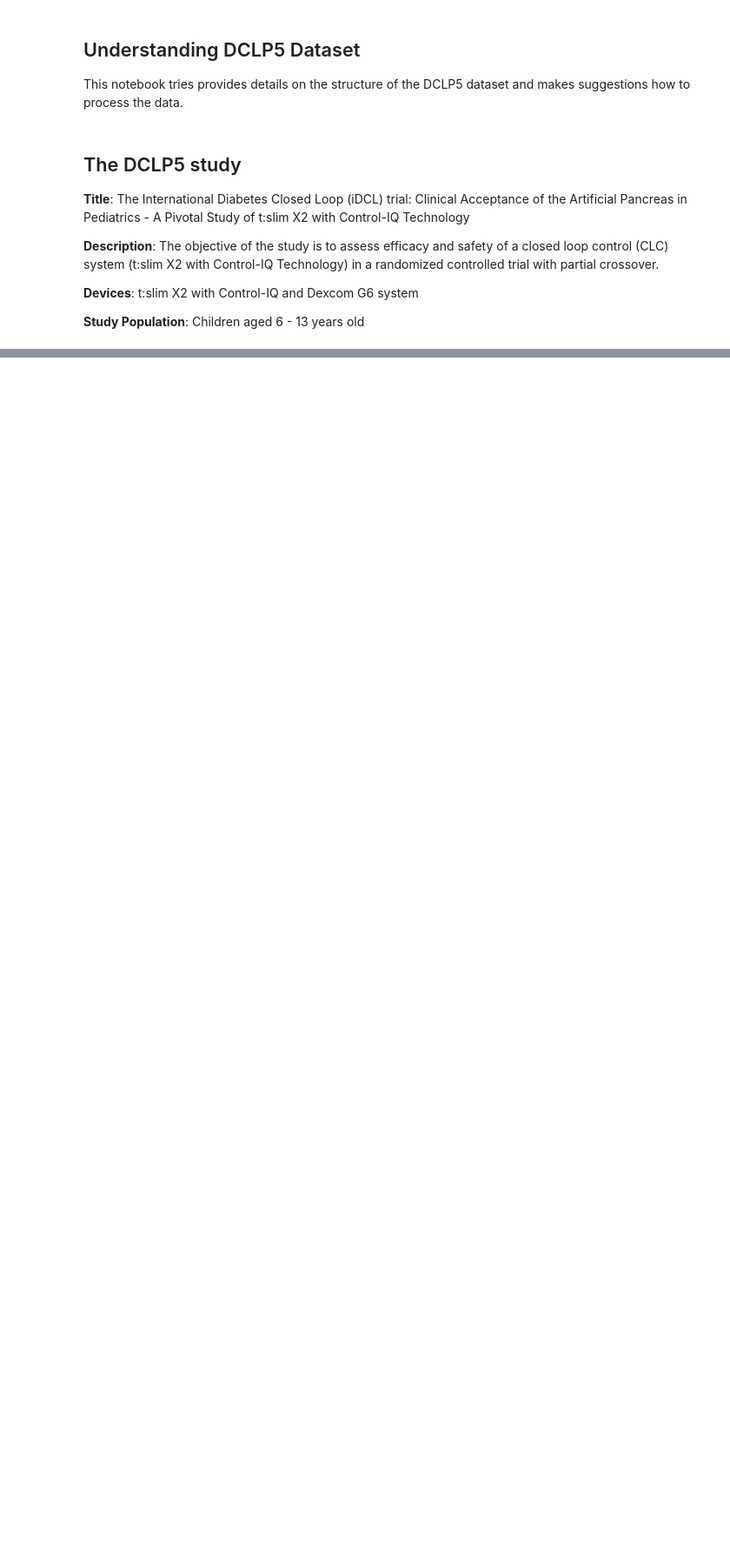
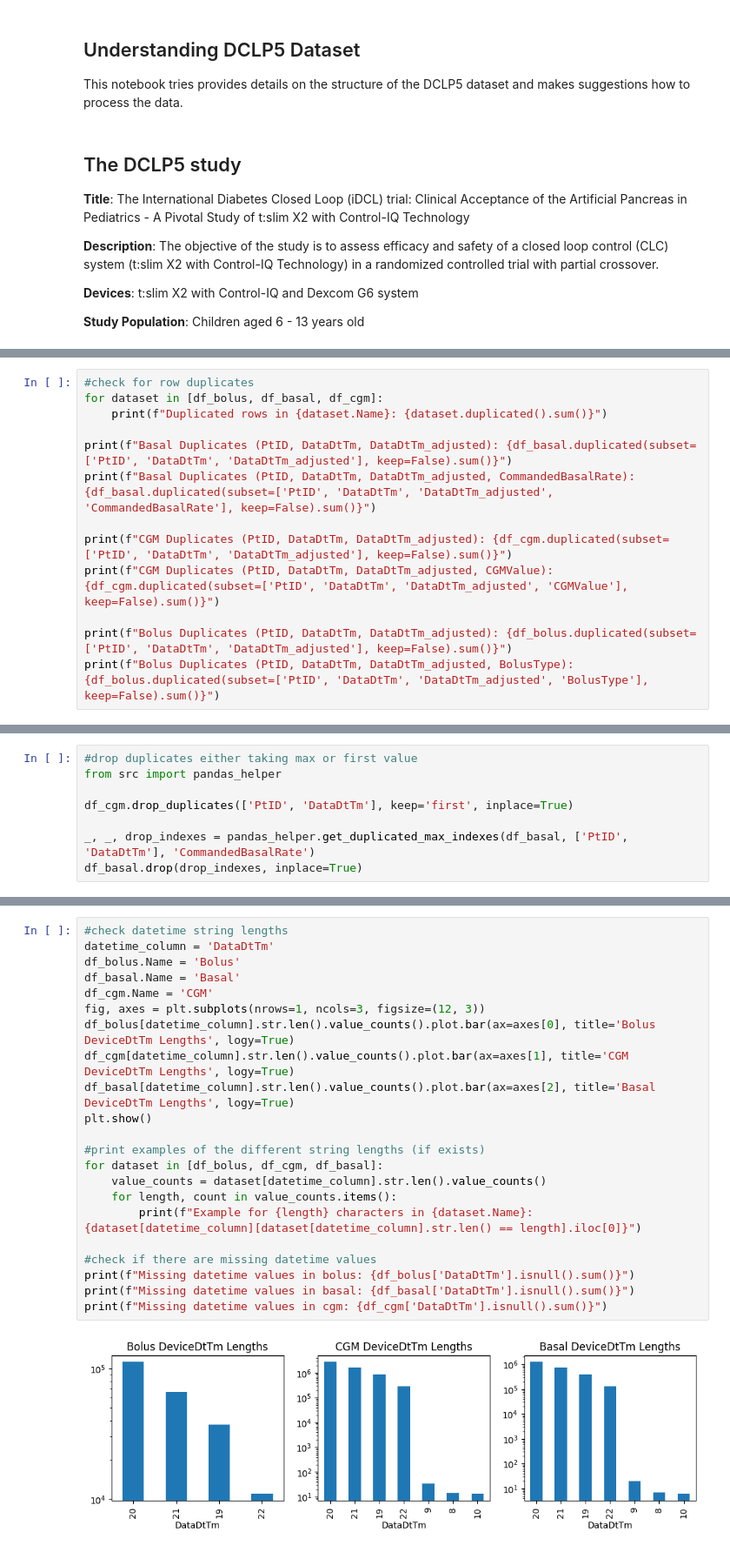
Before and after one commit to nudgebg/egvinsulin, a Jupyter notebook: notebooks/understand-dclp5-dataset.ipynb, the cells around one changed output, grey strips where cells are left out. Shown at 87% size. Saved outputs shown, nothing was run; the diff lists cells and outputs as text; blank space fills up the shorter version.

```diff
--- a/notebooks/understand-dclp5-dataset.ipynb
+++ b/notebooks/understand-dclp5-dataset.ipynb
@@ -226,0 +125,13 @@ Name: BolusAmount, dtype: float64
+# %%
+#check for row duplicates
+for dataset in [df_bolus, df_basal, df_cgm]:
+    print(f"Duplicated rows in {dataset.Name}: {dataset.duplicated().sum()}")
+
+print(f"Basal Duplicates (PtID, DataDtTm, DataDtTm_adjusted): {df_basal.duplicated(subset=['PtID', 'DataDtTm', 'DataDtTm_adjusted'], keep=False).sum()}")
+print(f"Basal Duplicates (PtID, DataDtTm, DataDtTm_adjusted, CommandedBasalRate): {df_basal.duplicated(subset=['PtID', 'DataDtTm', 'DataDtTm_adjusted', 'CommandedBasalRate'], keep=False).sum()}")
+
+print(f"CGM Duplicates (PtID, DataDtTm, DataDtTm_adjusted): {df_cgm.duplicated(subset=['PtID', 'DataDtTm', 'DataDtTm_adjusted'], keep=False).sum()}")
+print(f"CGM Duplicates (PtID, DataDtTm, DataDtTm_adjusted, CGMValue): {df_cgm.duplicated(subset=['PtID', 'DataDtTm', 'DataDtTm_adjusted', 'CGMValue'], keep=False).sum()}")
+
+print(f"Bolus Duplicates (PtID, DataDtTm, DataDtTm_adjusted): {df_bolus.duplicated(subset=['PtID', 'DataDtTm', 'DataDtTm_adjusted'], keep=False).sum()}")
+print(f"Bolus Duplicates (PtID, DataDtTm, DataDtTm_adjusted, BolusType): {df_bolus.duplicated(subset=['PtID', 'DataDtTm', 'DataDtTm_adjusted', 'BolusType'], keep=False).sum()}")
@@ -226,0 +162,8 @@ Name: BolusAmount, dtype: float64
+# %%
+#drop duplicates either taking max or first value
+from src import pandas_helper
+
+df_cgm.drop_duplicates(['PtID', 'DataDtTm'], keep='first', inplace=True)
+
+_, _, drop_indexes = pandas_helper.get_duplicated_max_indexes(df_basal, ['PtID', 'DataDtTm'], 'CommandedBasalRate')
+df_basal.drop(drop_indexes, inplace=True)
@@ -226,0 +193,24 @@ Name: BolusAmount, dtype: float64
+# %%
+#check datetime string lengths
+datetime_column = 'DataDtTm'
+df_bolus.Name = 'Bolus'
+df_basal.Name = 'Basal'
+df_cgm.Name = 'CGM'
+fig, axes = plt.subplots(nrows=1, ncols=3, figsize=(12, 3))
+df_bolus[datetime_column].str.len().value_counts().plot.bar(ax=axes[0], title='Bolus DeviceDtTm Lengths', logy=True)
+df_cgm[datetime_column].str.len().value_counts().plot.bar(ax=axes[1], title='CGM DeviceDtTm Lengths', logy=True)
+df_basal[datetime_column].str.len().value_counts().plot.bar(ax=axes[2], title='Basal DeviceDtTm Lengths', logy=True)
+plt.show()
+
+#print examples of the different string lengths (if exists)
+for dataset in [df_bolus, df_cgm, df_basal]:
+    value_counts = dataset[datetime_column].str.len().value_counts()
+    for length, count in value_counts.items():
+        print(f"Example for {length} characters in {dataset.Name}: {dataset[datetime_column][dataset[datetime_column].str.len() == length].iloc[0]}")
+
+#check if there are missing datetime values
+print(f"Missing datetime values in bolus: {df_bolus['DataDtTm'].isnull().sum()}")
+print(f"Missing datetime values in basal: {df_basal['DataDtTm'].isnull().sum()}")
+print(f"Missing datetime values in cgm: {df_cgm['DataDtTm'].isnull().sum()}")
+# %% [output]
+[figure, added]
```
Also changed, not shown: parts of 61 cells of this notebook, 4 other files.
